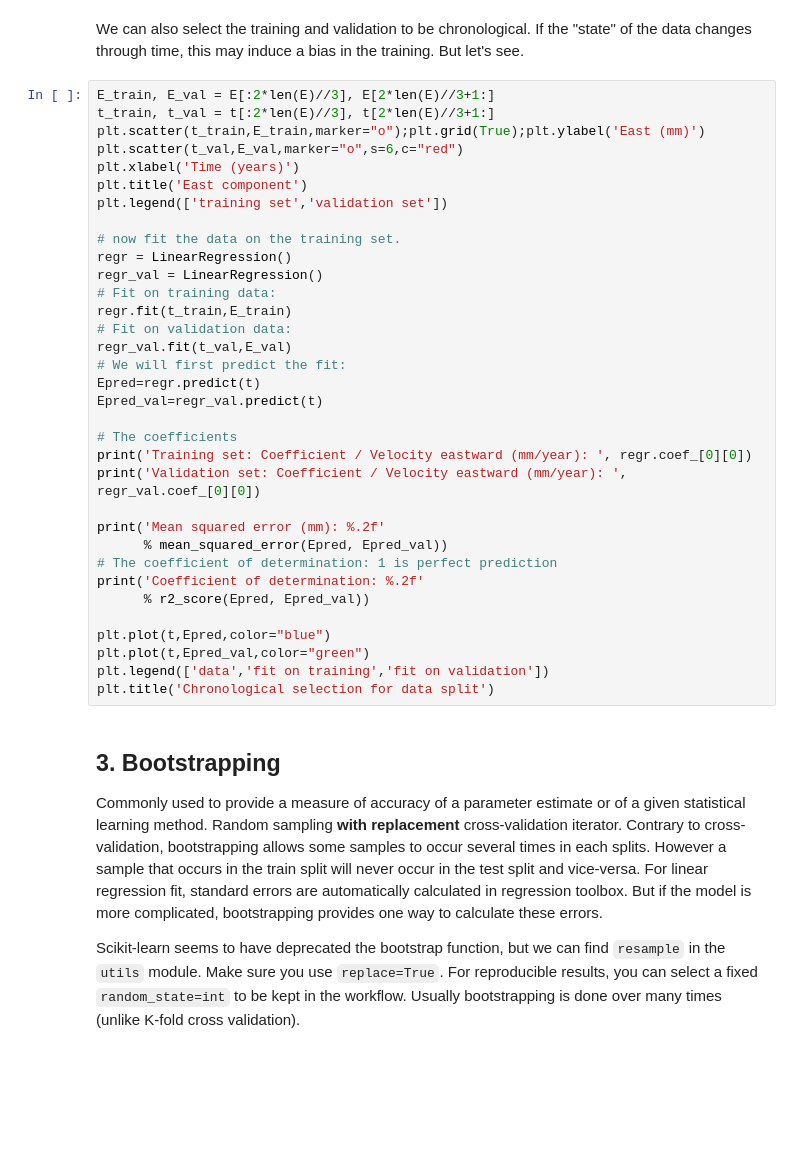
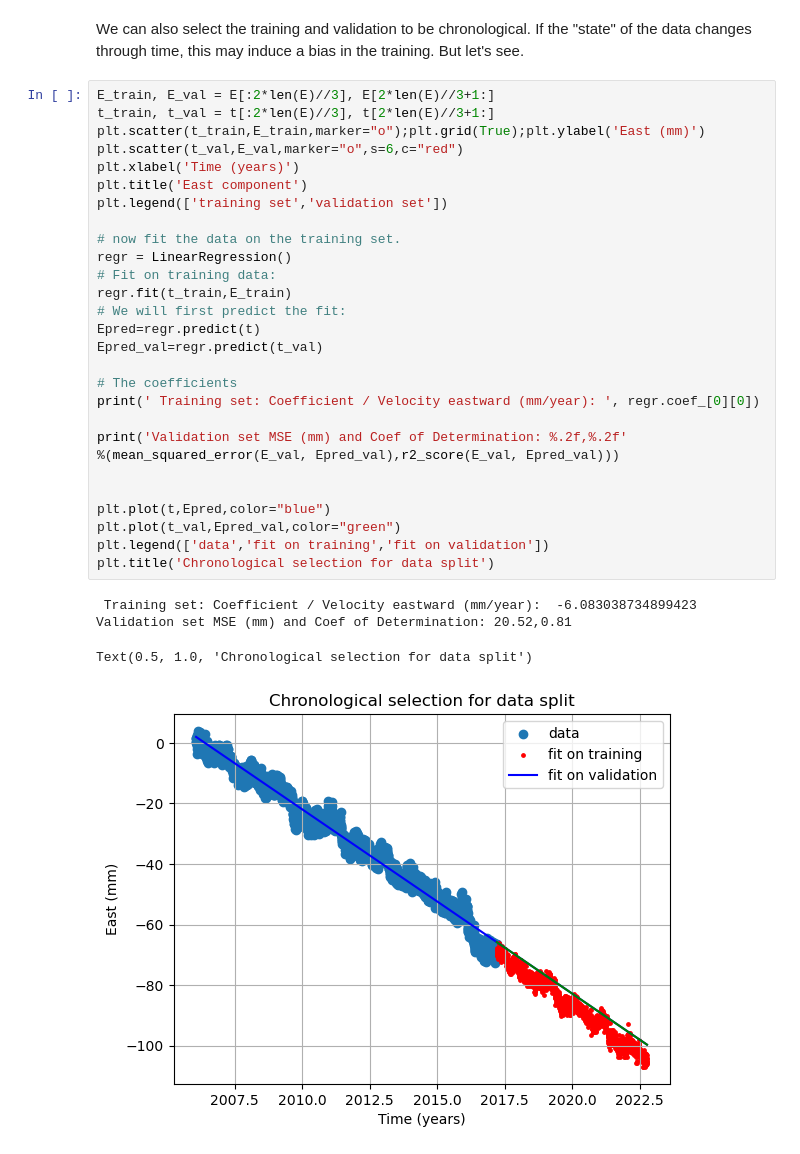
Before and after one commit to zomungGITHUB/MLGeo-2023, a Jupyter notebook: tutorials/Chap_2.5_Resampling/mlgeo_2.5_resampling.ipynb, the cells around one changed output. Cells and saved outputs as stored; diff of their text form; blank space fills up the shorter version.

```diff
--- a/tutorials/Chap_2.5_Resampling/mlgeo_2.5_resampling.ipynb
+++ b/tutorials/Chap_2.5_Resampling/mlgeo_2.5_resampling.ipynb
@@ -190,41 +253,33 @@ We can also select the training and validation to be chronological. If the "stat
 # %%
 E_train, E_val = E[:2*len(E)//3], E[2*len(E)//3+1:]
 t_train, t_val = t[:2*len(E)//3], t[2*len(E)//3+1:]
 plt.scatter(t_train,E_train,marker="o");plt.grid(True);plt.ylabel('East (mm)')
 plt.scatter(t_val,E_val,marker="o",s=6,c="red")
 plt.xlabel('Time (years)')
 plt.title('East component')
 plt.legend(['training set','validation set'])
 
 # now fit the data on the training set.
 regr = LinearRegression()
-regr_val = LinearRegression()
 # Fit on training data:
 regr.fit(t_train,E_train)
-# Fit on validation data:
-regr_val.fit(t_val,E_val)
 # We will first predict the fit:
 Epred=regr.predict(t)
-Epred_val=regr_val.predict(t)
+Epred_val=regr.predict(t_val)
 
 # The coefficients
-print('Training set: Coefficient / Velocity eastward (mm/year): ', regr.coef_[0][0])
-print('Validation set: Coefficient / Velocity eastward (mm/year): ', regr_val.coef_[0][0])
+print(' Training set: Coefficient / Velocity eastward (mm/year): ', regr.coef_[0][0])
 
-print('Mean squared error (mm): %.2f'
-      % mean_squared_error(Epred, Epred_val))
-# The coefficient of determination: 1 is perfect prediction
-print('Coefficient of determination: %.2f'
-      % r2_score(Epred, Epred_val))
+print('Validation set MSE (mm) and Coef of Determination: %.2f,%.2f'
+%(mean_squared_error(E_val, Epred_val),r2_score(E_val, Epred_val)))
+
 
 plt.plot(t,Epred,color="blue")
-plt.plot(t,Epred_val,color="green")
+plt.plot(t_val,Epred_val,color="green")
 plt.legend(['data','fit on training','fit on validation'])
 plt.title('Chronological selection for data split')
+# %% [output]
+ Training set: Coefficient / Velocity eastward (mm/year):  -6.083038734899423
+Validation set MSE (mm) and Coef of Determination: 20.52,0.81
+Text(0.5, 1.0, 'Chronological selection for data split')
+[figure, added]
-# %% [markdown]
-## 3. Bootstrapping
-Commonly used to provide a measure of accuracy of a parameter estimate or of a given statistical learning method. Random sampling **with replacement** cross-validation iterator. Contrary to cross-validation, bootstrapping allows some samples to occur several times in each splits. However a sample that occurs in the train split will never occur in the test split and vice-versa.
-For linear regression fit, standard errors are automatically calculated in regression toolbox. But if the model is more complicated, bootstrapping provides one way to calculate these errors.
-
-Scikit-learn seems to have deprecated the bootstrap function, but we can find ``resample`` in the ``utils`` module. Make sure you use ``replace=True``.
-For reproducible results, you can select a fixed ``random_state=int`` to be kept in the workflow. Usually bootstrapping is done over many times (unlike K-fold cross validation).
```
Also changed, not shown: parts of 14 cells of this notebook.
